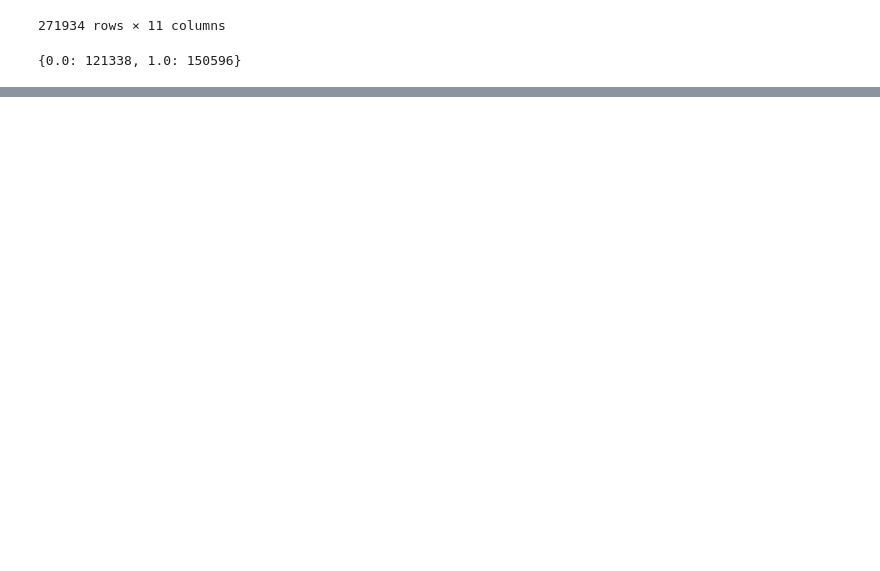
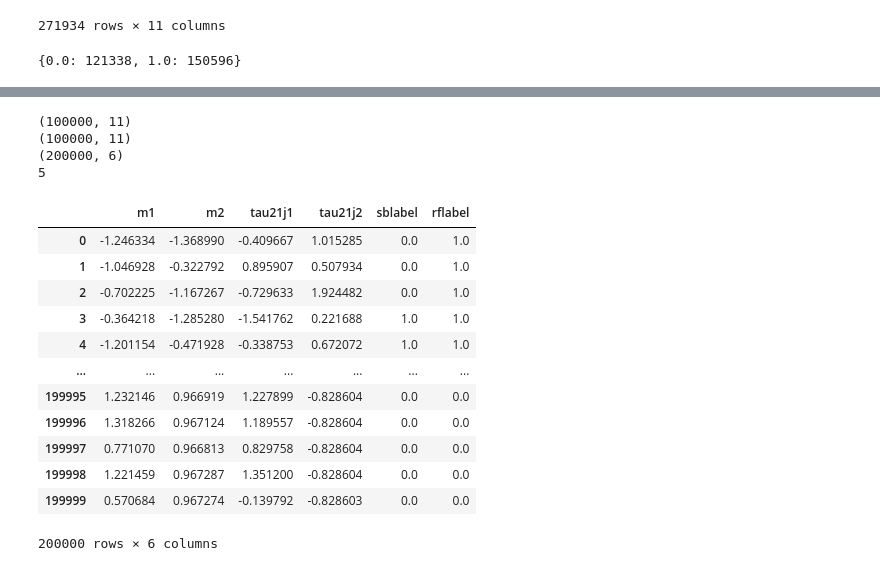
Before and after one commit to hmyin516/AnomalyDetection, a Jupyter notebook: DijetGAN/4-feature-classifier.ipynb, the cells around one changed output, grey strips where cells are left out. Cells and saved outputs as stored; diff of their text form; code cells hidden in the pictures; blank space fills up the shorter version.

```diff
--- a/DijetGAN/4-feature-classifier.ipynb
+++ b/DijetGAN/4-feature-classifier.ipynb
@@ -320,8 +328,31 @@ NameError: name 'mixedsb_labeled' is not defined
 # %%
 print(generated_data[0].shape)
 print(mixedsb[0].shape)
-print(scaled_dataset[i].shape)
+print(scaled_dataset[0].shape)
 print(len(scaled_dataset))
+# %% [output]
+(100000, 11)
+(100000, 11)
+(200000, 6)
+5
+# %%
+scaled_dataset_label_df = pd.DataFrame(scaled_dataset[4], columns = ['m1','m2','tau21j1','tau21j2','sblabel','rflabel'])
+# %%
+scaled_dataset_label_df
+# %% [output]
+|  | m1 | m2 | tau21j1 | tau21j2 | sblabel | rflabel |
+| 0 | -1.246334 | -1.368990 | -0.409667 | 1.015285 | 0.0 | 1.0 |
+| 1 | -1.046928 | -0.322792 | 0.895907 | 0.507934 | 0.0 | 1.0 |
+| 2 | -0.702225 | -1.167267 | -0.729633 | 1.924482 | 0.0 | 1.0 |
+| 3 | -0.364218 | -1.285280 | -1.541762 | 0.221688 | 1.0 | 1.0 |
+| 4 | -1.201154 | -0.471928 | -0.338753 | 0.672072 | 1.0 | 1.0 |
+| ... | ... | ... | ... | ... | ... | ... |
+| 199995 | 1.232146 | 0.966919 | 1.227899 | -0.828604 | 0.0 | 0.0 |
+| 199996 | 1.318266 | 0.967124 | 1.189557 | -0.828604 | 0.0 | 0.0 |
+| 199997 | 0.771070 | 0.966813 | 0.829758 | -0.828604 | 0.0 | 0.0 |
+| 199998 | 1.221459 | 0.967287 | 1.351200 | -0.828604 | 0.0 | 0.0 |
+| 199999 | 0.570684 | 0.967274 | -0.139792 | -0.828603 | 0.0 | 0.0 |
+200000 rows × 6 columns
 # %%
 ypred4c = []
 fp_4c, tp_4c,th_4c= [],[],[]
```
Also changed, not shown: parts of 8 cells of this notebook.
